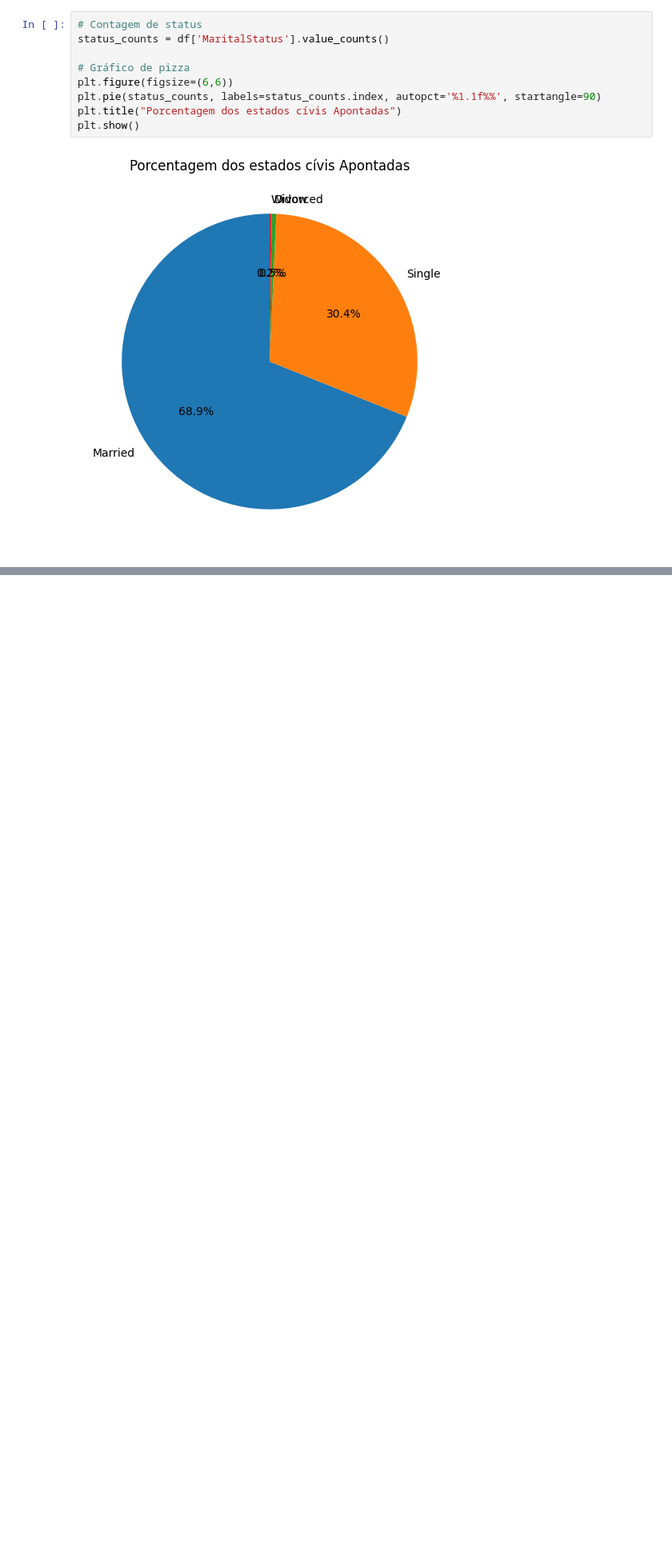
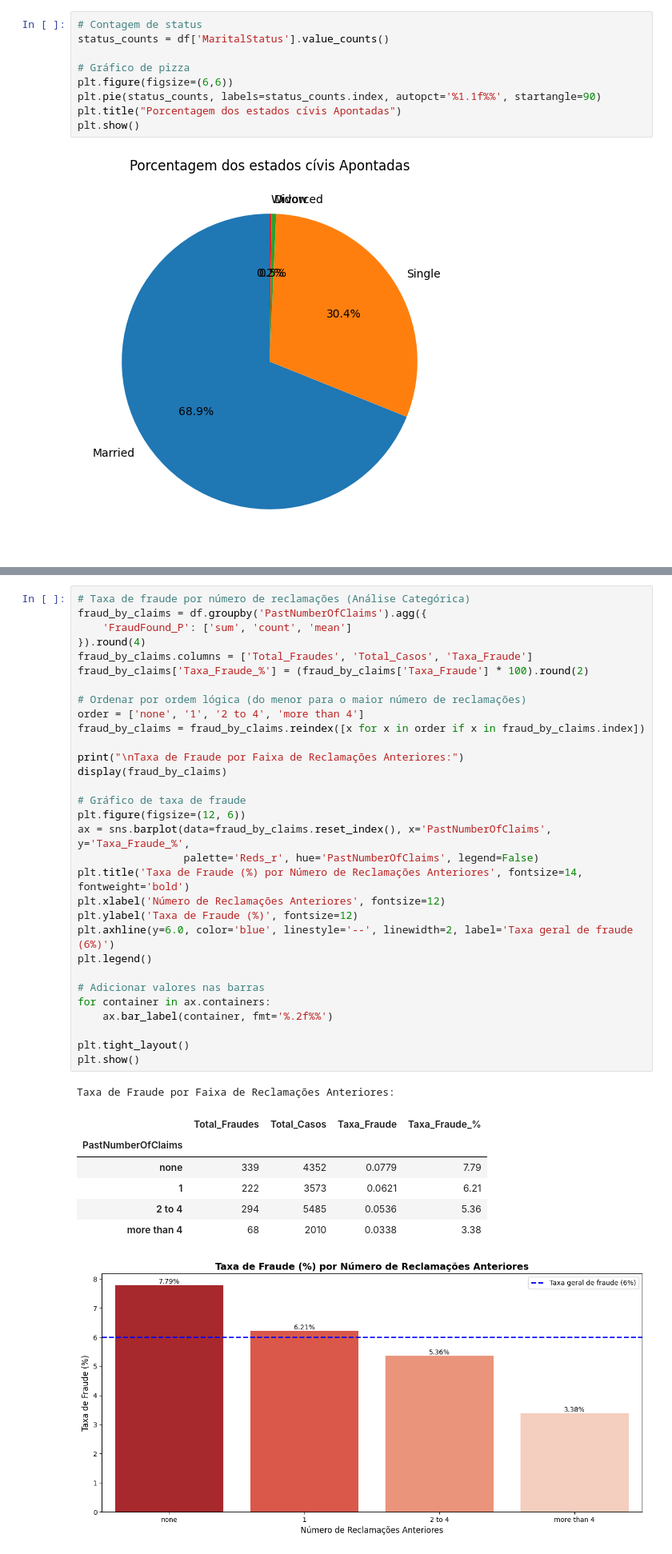
Before and after one commit to alekspettherson/Facens-Pos, a Jupyter notebook: Fundamentos Machine Learning/Trabalho_Final/242789-TrabalhoFinal.ipynb, the cells around one changed output, grey strips where cells are left out. Shown at 80% size. Drawn from its saved outputs; the diff is of its cells as text; blank space fills up the shorter version.

```diff
--- a/Fundamentos Machine Learning/Trabalho_Final/242789-TrabalhoFinal.ipynb
+++ b/Fundamentos Machine Learning/Trabalho_Final/242789-TrabalhoFinal.ipynb
@@ -521,0 +718,40 @@ plt.show()
+# %%
+# Taxa de fraude por número de reclamações (Análise Categórica)
+fraud_by_claims = df.groupby('PastNumberOfClaims').agg({
+    'FraudFound_P': ['sum', 'count', 'mean']
+}).round(4)
+fraud_by_claims.columns = ['Total_Fraudes', 'Total_Casos', 'Taxa_Fraude']
+fraud_by_claims['Taxa_Fraude_%'] = (fraud_by_claims['Taxa_Fraude'] * 100).round(2)
+
+# Ordenar por ordem lógica (do menor para o maior número de reclamações)
+order = ['none', '1', '2 to 4', 'more than 4']
+fraud_by_claims = fraud_by_claims.reindex([x for x in order if x in fraud_by_claims.index])
+
+print("\nTaxa de Fraude por Faixa de Reclamações Anteriores:")
+display(fraud_by_claims)
+
+# Gráfico de taxa de fraude
+plt.figure(figsize=(12, 6))
+ax = sns.barplot(data=fraud_by_claims.reset_index(), x='PastNumberOfClaims', y='Taxa_Fraude_%',
+                 palette='Reds_r', hue='PastNumberOfClaims', legend=False)
+plt.title('Taxa de Fraude (%) por Número de Reclamações Anteriores', fontsize=14, fontweight='bold')
+plt.xlabel('Número de Reclamações Anteriores', fontsize=12)
+plt.ylabel('Taxa de Fraude (%)', fontsize=12)
+plt.axhline(y=6.0, color='blue', linestyle='--', linewidth=2, label='Taxa geral de fraude (6%)')
+plt.legend()
+
+# Adicionar valores nas barras
+for container in ax.containers:
+    ax.bar_label(container, fmt='%.2f%%')
+
+plt.tight_layout()
+plt.show()
+# %% [output]
+Taxa de Fraude por Faixa de Reclamações Anteriores:
+|  | Total_Fraudes | Total_Casos | Taxa_Fraude | Taxa_Fraude_% |
+| PastNumberOfClaims |  |  |  |  |
+| none | 339 | 4352 | 0.0779 | 7.79 |
+| 1 | 222 | 3573 | 0.0621 | 6.21 |
+| 2 to 4 | 294 | 5485 | 0.0536 | 5.36 |
+| more than 4 | 68 | 2010 | 0.0338 | 3.38 |
+[figure, added]
```
Also changed, not shown: parts of 46 cells of this notebook.
